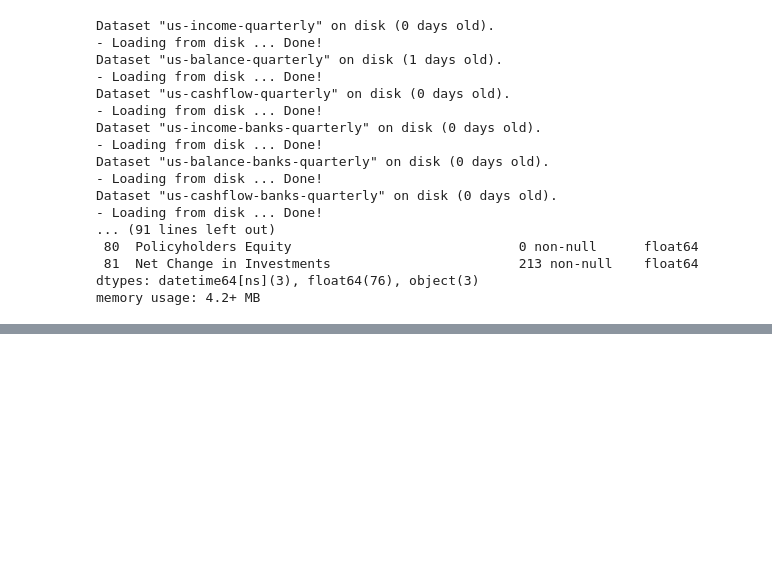
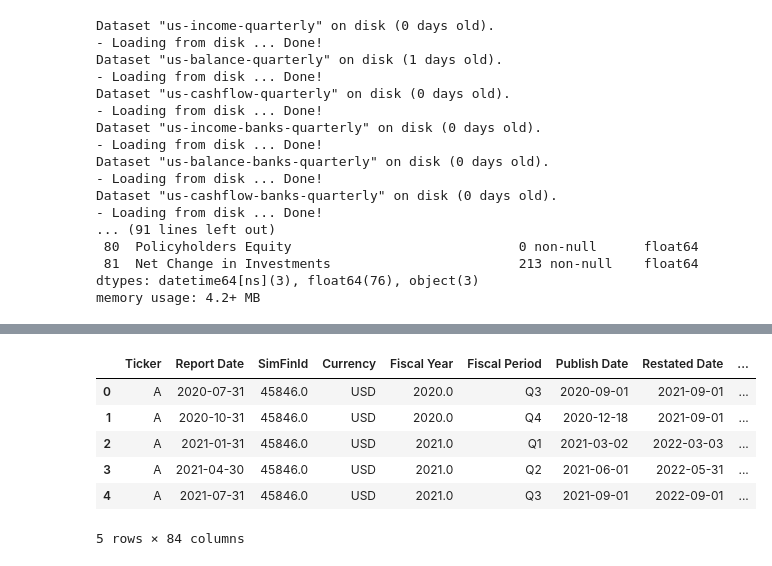
Before and after one commit to sebakremis/FinDataMining, a Jupyter notebook: pruebasSimFin.ipynb, the cells around one changed output, grey strips where cells are left out. Saved outputs shown, nothing was run; the diff lists cells and outputs as text; code cells hidden in the pictures; blank space fills up the shorter version.

```diff
--- a/pruebasSimFin.ipynb
+++ b/pruebasSimFin.ipynb
@@ -183,3 +183,9 @@ Dataset "us-cashflow-banks-quarterly" on disk (0 days old).
  81  Net Change in Investments                        213 non-null    float64
 dtypes: datetime64[ns](3), float64(76), object(3)
 memory usage: 4.2+ MB
+# %%
+import pandas as pd
+from src.extract import extraer_simfin
+
+# Comentar la linea que filtra los tickers al final de la funcion
+df = extraer_simfin([])
@@ -185,0 +211,10 @@ memory usage: 4.2+ MB
+# %%
+df.head()
+# %% [output]
+|  | Ticker | Report Date | SimFinId | Currency | Fiscal Year | Fiscal Period | Publish Date | Restated Date | ... |
+| 0 | A | 2020-07-31 | 45846.0 | USD | 2020.0 | Q3 | 2020-09-01 | 2021-09-01 | ... |
+| 1 | A | 2020-10-31 | 45846.0 | USD | 2020.0 | Q4 | 2020-12-18 | 2021-09-01 | ... |
+| 2 | A | 2021-01-31 | 45846.0 | USD | 2021.0 | Q1 | 2021-03-02 | 2022-03-03 | ... |
+| 3 | A | 2021-04-30 | 45846.0 | USD | 2021.0 | Q2 | 2021-06-01 | 2022-05-31 | ... |
+| 4 | A | 2021-07-31 | 45846.0 | USD | 2021.0 | Q3 | 2021-09-01 | 2022-09-01 | ... |
+5 rows × 84 columns
```
Also changed, not shown: parts of 3 cells of this notebook, 5 other files.
